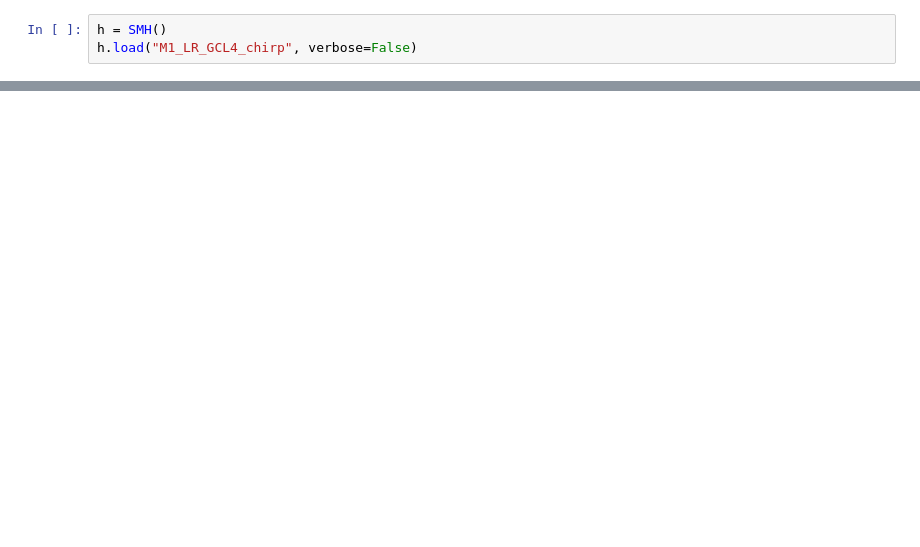
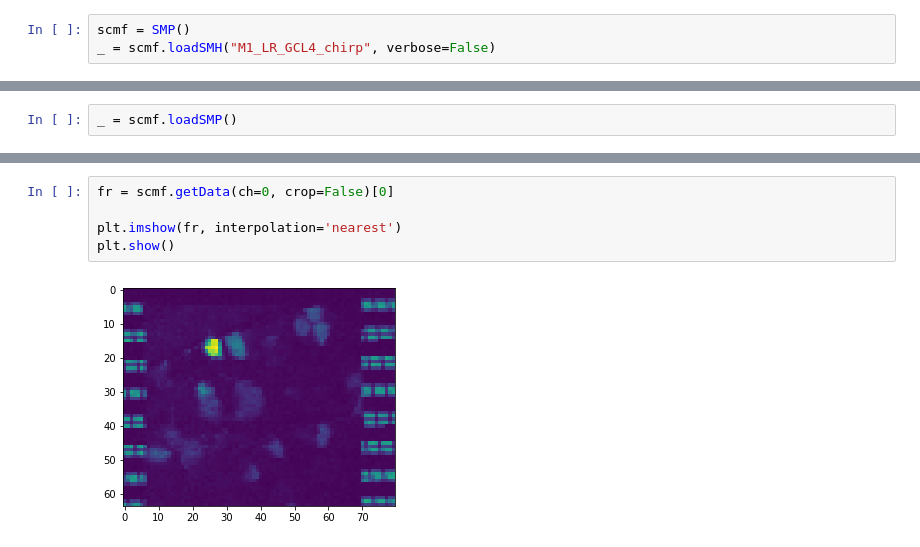
Before and after one commit to eulerlab/ScanM_support, a Jupyter notebook: python-code/Test.ipynb, the cells around one changed output, grey strips where cells are left out. Cells and saved outputs as stored; diff of their text form; blank space fills up the shorter version.

```diff
--- a/python-code/Test.ipynb
+++ b/python-code/Test.ipynb
@@ -8,5 +14,5 @@ from scanm_smh import SMH
 from scanm_global import *
 # %%
-h = SMH()
-h.load("M1_LR_GCL4_chirp", verbose=False)
+scmf = SMP()
+_ = scmf.loadSMH("M1_LR_GCL4_chirp", verbose=False)
 # %% [output]
@@ -30,0 +26,2 @@ True
+# %%
+_ = scmf.loadSMP()
@@ -30,0 +53,7 @@ True
+# %%
+fr = scmf.getData(ch=0, crop=False)[0]
+
+plt.imshow(fr, interpolation='nearest')
+plt.show()
+# %% [output]
+[figure, added]
```
Also changed, not shown: parts of 7 cells of this notebook, 5 other files.
